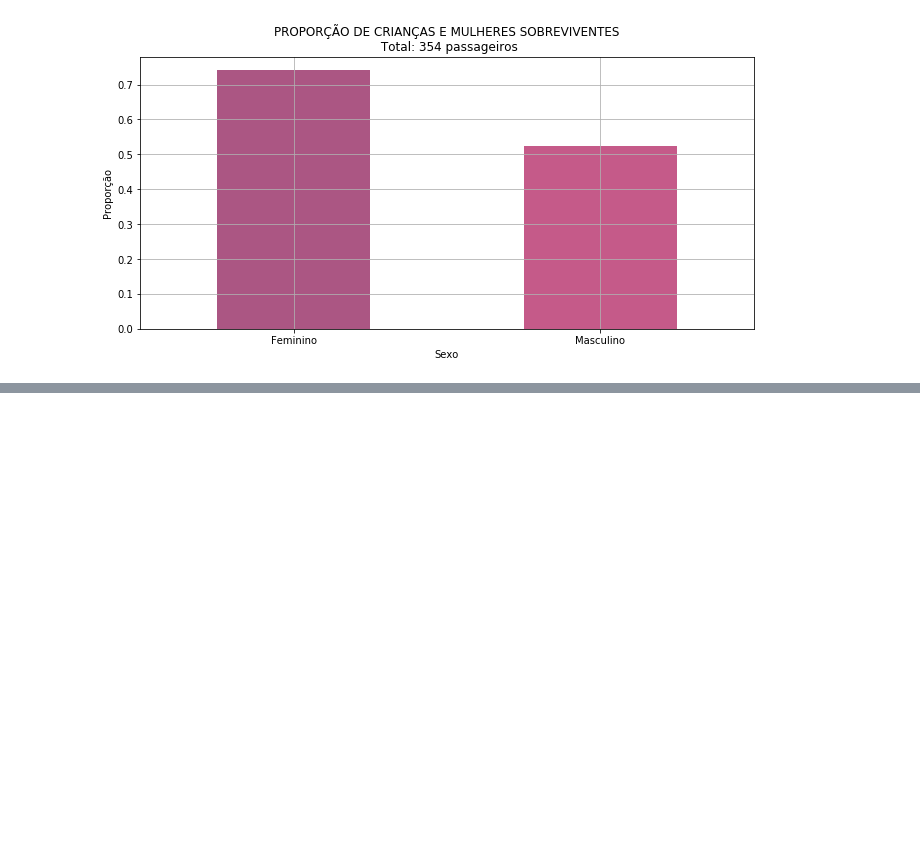
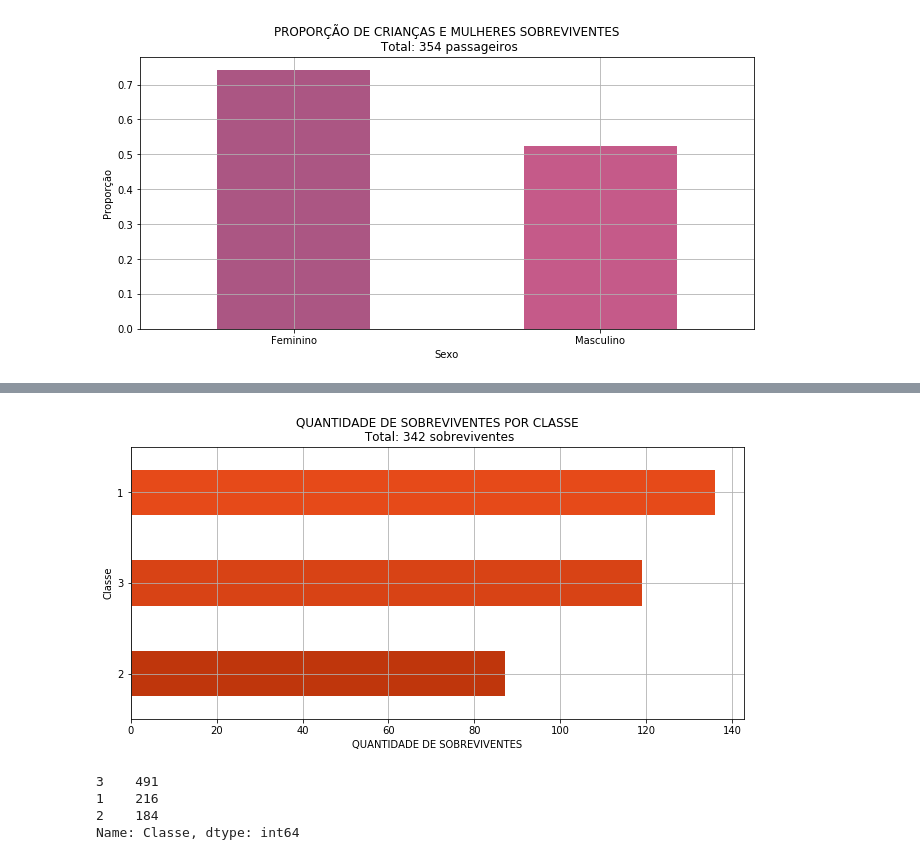
Before and after one commit to thiagosilva95/wreck-titanic, a Jupyter notebook: titanic.ipynb, the cells around one changed output, grey strips where cells are left out. Cells and saved outputs as stored; diff of their text form; code cells hidden in the pictures; blank space fills up the shorter version.

```diff
--- a/titanic.ipynb
+++ b/titanic.ipynb
@@ -144,0 +178,18 @@ plt.show()
+# %%
+survivers_class = titanic[titanic['Sobreviveu?'] == 'Sim']['Classe'].value_counts().sort_values(ascending = True)
+survivers_class.plot(kind = 'barh', figsize = (11, 5), color = random.choice(colors), rot=0, grid = True)
+
+plt.title('QUANTIDADE DE SOBREVIVENTES POR CLASSE\n Total: {} sobreviventes'.format(survivers_class.sum()))
+plt.xlabel('QUANTIDADE DE SOBREVIVENTES')
+plt.ylabel('Classe')
+plt.show()
+# %% [output]
+[figure, added]
+# %%
+# quantity of passengers (survivers) by class
+titanic['Classe'].value_counts()
+# %% [output]
+3    491
+1    216
+2    184
+Name: Classe, dtype: int64
```
Also changed, not shown: parts of 9 cells of this notebook.
